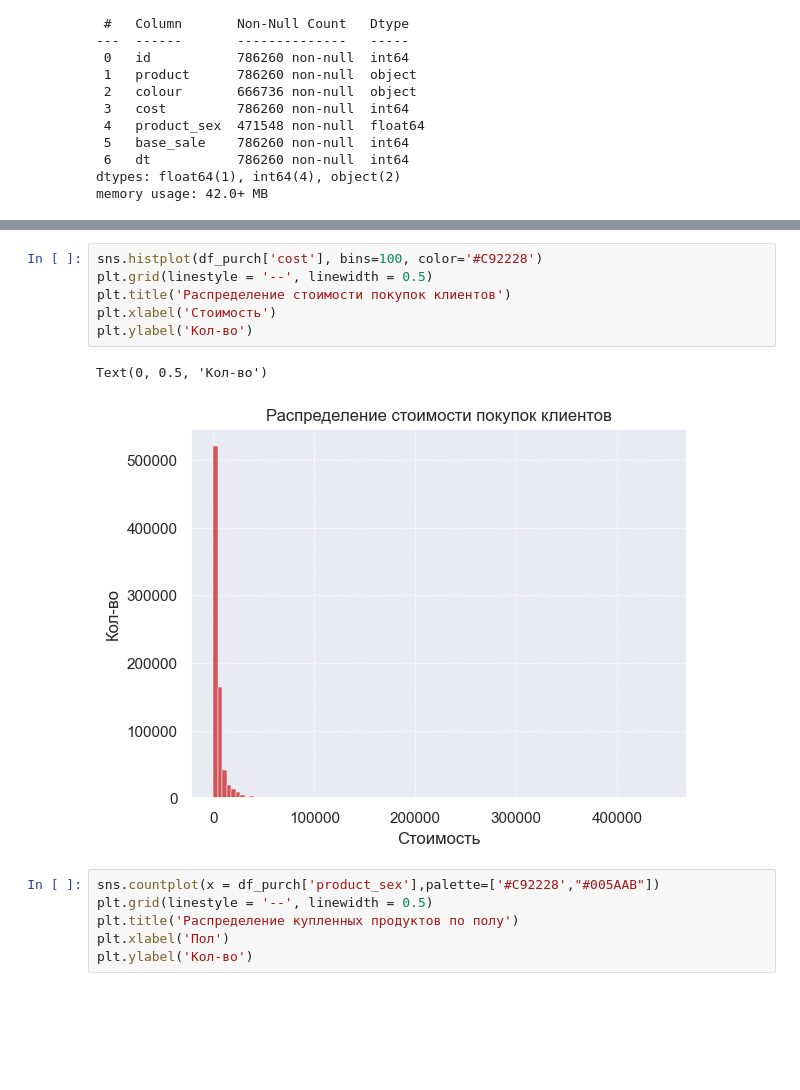
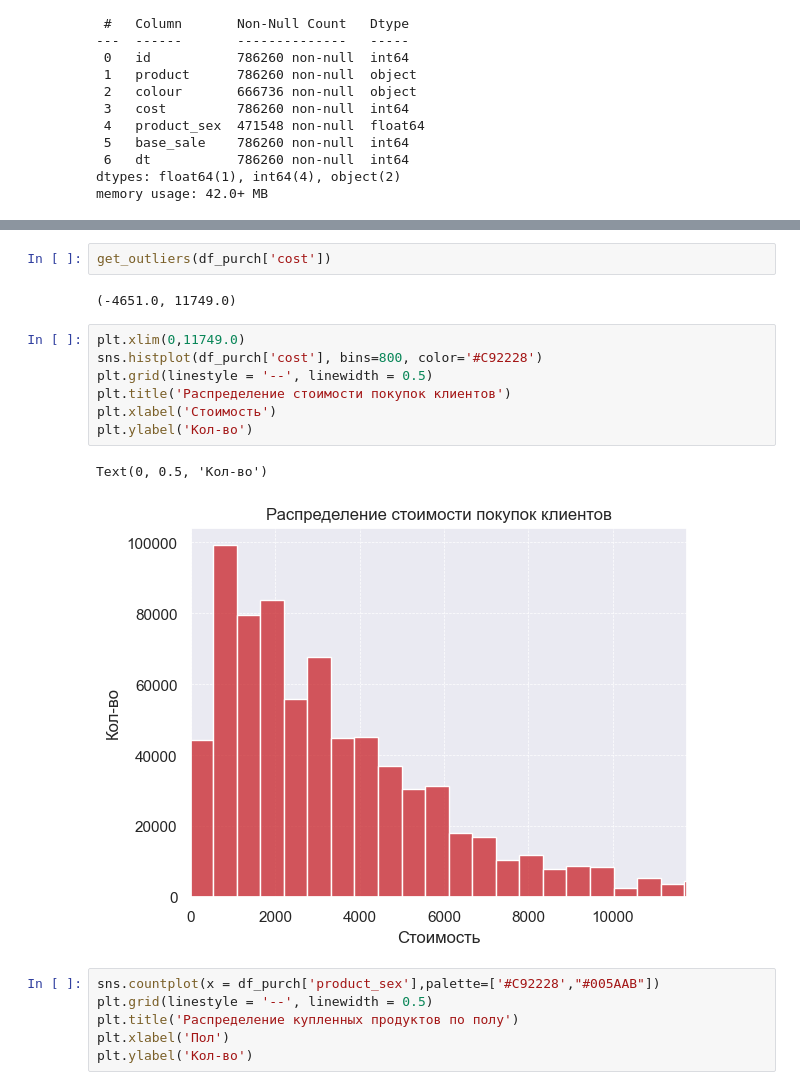
Before and after one commit to Dimayo/sporting_store, a Jupyter notebook: research.ipynb, the cells around one changed output, grey strips where cells are left out. Saved outputs shown, nothing was run; the diff lists cells and outputs as text; blank space fills up the shorter version.

```diff
--- a/research.ipynb
+++ b/research.ipynb
@@ -331,12 +338,17 @@ memory usage: 42.0+ MB
+# %%
+get_outliers(df_purch['cost'])
+# %% [output]
+(-4651.0, 11749.0)
 # %%
-sns.histplot(df_purch['cost'], bins=100, color='#C92228')
+plt.xlim(0,11749.0)
+sns.histplot(df_purch['cost'], bins=800, color='#C92228')
 plt.grid(linestyle = '--', linewidth = 0.5)
 plt.title('Распределение стоимости покупок клиентов')
 plt.xlabel('Стоимость')
 plt.ylabel('Кол-во')
 # %% [output]
 Text(0, 0.5, 'Кол-во')
-[figure, old version]
+[figure, new version]
 # %%
 sns.countplot(x = df_purch['product_sex'],palette=['#C92228',"#005AAB"])
 plt.grid(linestyle = '--', linewidth = 0.5)
```
Also changed, not shown: parts of 17 cells of this notebook.
